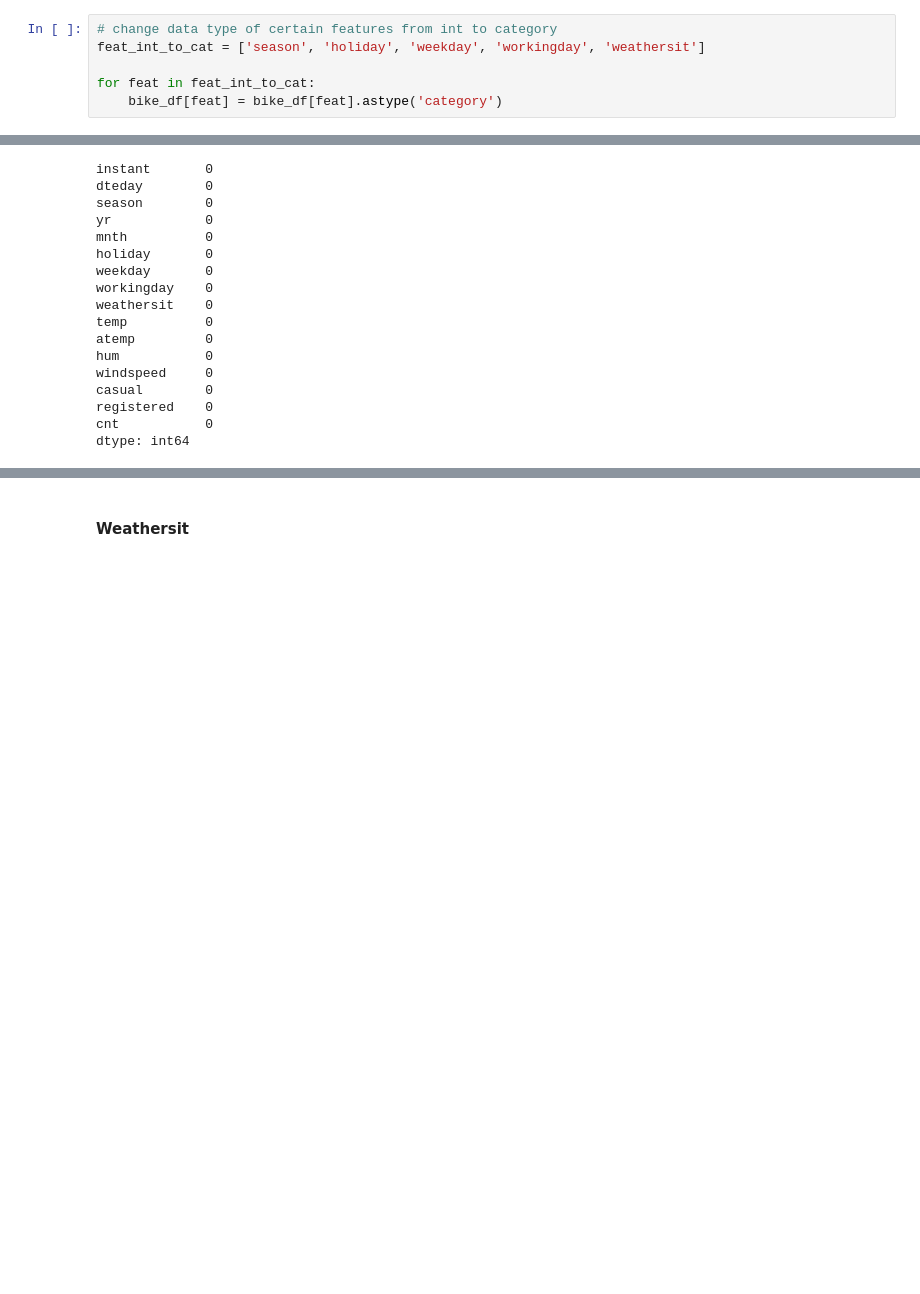
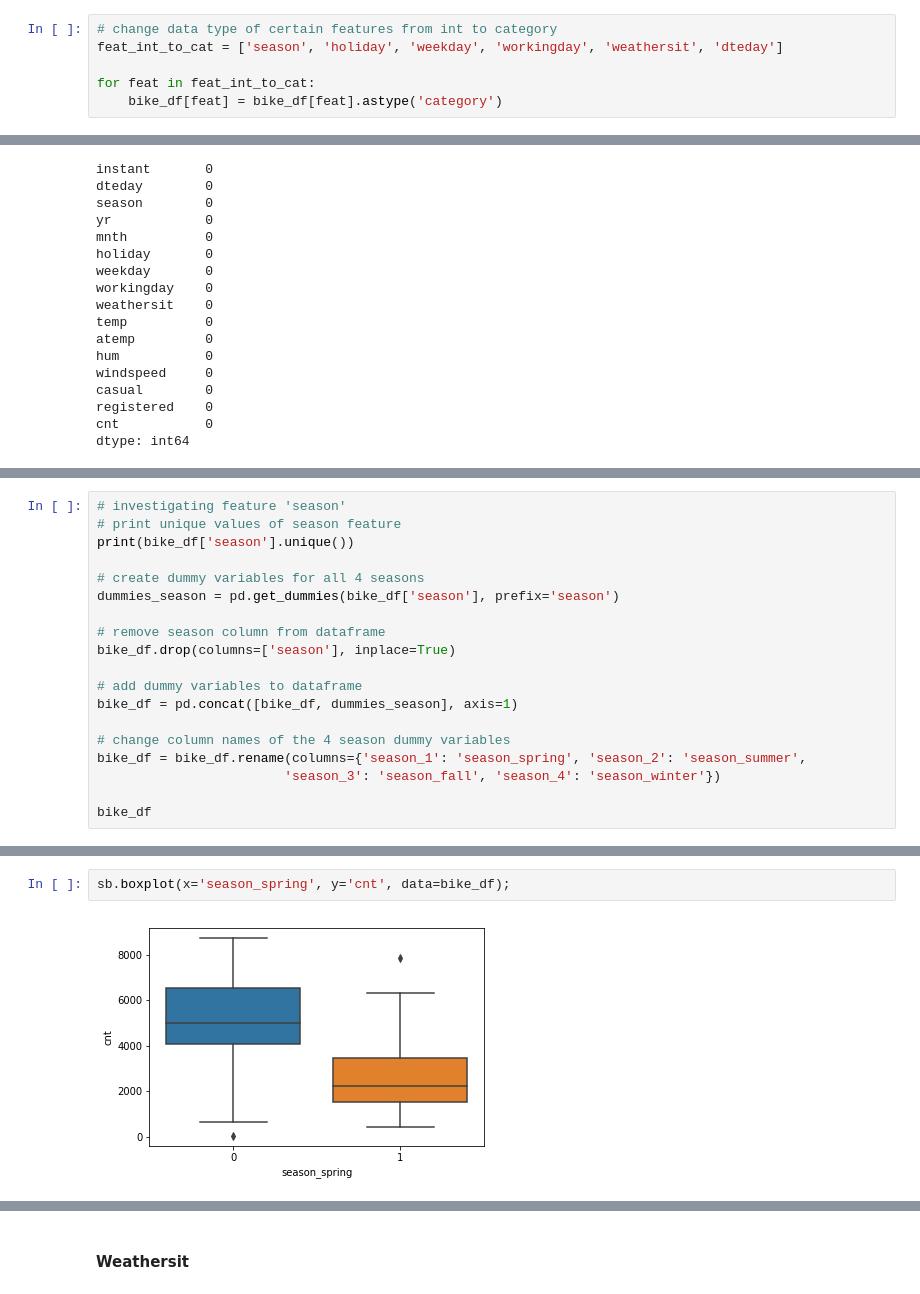
Before and after one commit to julianikulski/bike-sharing, a Jupyter notebook: bike-sharing-demand.ipynb, the cells around one changed output, grey strips where cells are left out. Cells and saved outputs as stored; diff of their text form; blank space fills up the shorter version.

Commit message:
feat: Create dummy variables for season feature

```diff
--- a/bike-sharing-demand.ipynb
+++ b/bike-sharing-demand.ipynb
@@ -54,7 +72,7 @@ dtype: object
 Looking at these data types and what the features actually represent, I will convert some of them into categorical variables.
 # %%
 # change data type of certain features from int to category
-feat_int_to_cat = ['season', 'holiday', 'weekday', 'workingday', 'weathersit']
+feat_int_to_cat = ['season', 'holiday', 'weekday', 'workingday', 'weathersit', 'dteday']
 
 for feat in feat_int_to_cat:
     bike_df[feat] = bike_df[feat].astype('category')
@@ -110,0 +102,19 @@ dtype: int64
+# %%
+# investigating feature 'season'
+# print unique values of season feature
+print(bike_df['season'].unique())
+
+# create dummy variables for all 4 seasons
+dummies_season = pd.get_dummies(bike_df['season'], prefix='season')
+
+# remove season column from dataframe
+bike_df.drop(columns=['season'], inplace=True)
+
+# add dummy variables to dataframe
+bike_df = pd.concat([bike_df, dummies_season], axis=1)
+
+# change column names of the 4 season dummy variables
+bike_df = bike_df.rename(columns={'season_1': 'season_spring', 'season_2': 'season_summer',
+                        'season_3': 'season_fall', 'season_4': 'season_winter'})
+
+bike_df
@@ -110,0 +142,4 @@ dtype: int64
+# %%
+sb.boxplot(x='season_spring', y='cnt', data=bike_df);
+# %% [output]
+[figure, added]
```
Also changed, not shown: parts of 10 cells of this notebook.
